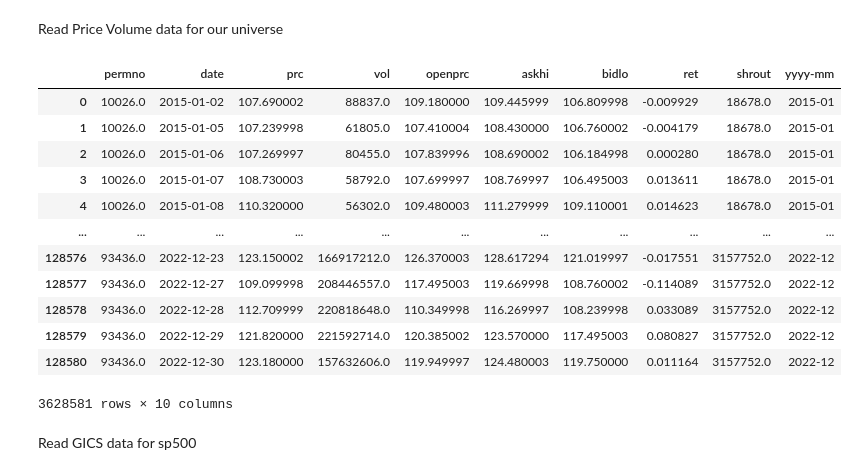
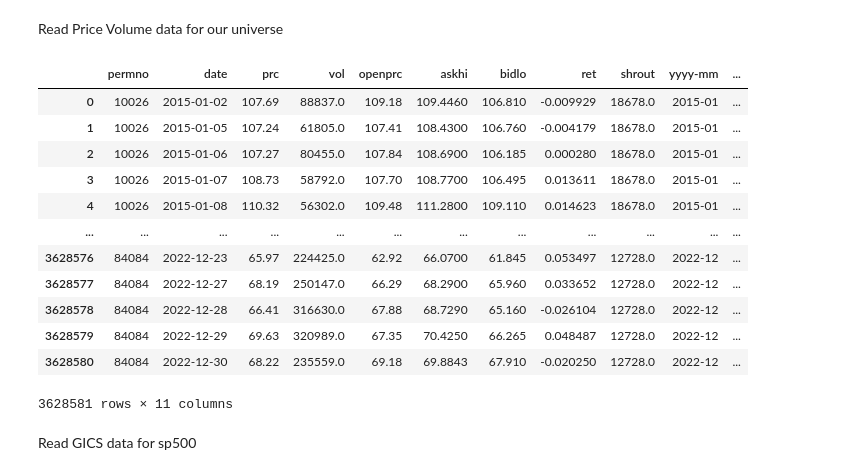
Before and after one commit to JennyJiang118/AFP-hedgefund-holdings, a Jupyter notebook: get_price_vol_gics.ipynb, the cells around one changed output. Cells and saved outputs as stored; diff of their text form; code cells hidden in the pictures.

```diff
--- a/get_price_vol_gics.ipynb
+++ b/get_price_vol_gics.ipynb
@@ -99,0 +91,5 @@ price_vol_sp500
+# %%
+price_vol_sp500['value'] = price_vol_sp500['prc']*price_vol_sp500['shrout']
+price_vol_sp500['mkt_port'] = price_vol_sp500.groupby('date')['value'].transform('sum')
+price_vol_sp500['mkt_port_weight'] = price_vol_sp500['prc']*price_vol_sp500['shrout']/price_vol_sp500['mkt_port']
+price_vol_sp500.drop(columns = ['value', 'mkt_port'], inplace=True)
@@ -166,21 +178,22 @@ price_vol_all = conn.raw_sql(query)
 # %%
 price_vol_all['date'] = pd.to_datetime(price_vol_all['date'])
 price_vol_all['yyyy-mm'] = price_vol_all['date'].dt.strftime('%Y-%m')
+price_vol_all = price_vol_all.merge(price_vol_sp500[['permno', 'date', 'mkt_port_weight']], on=['permno', 'date'], how = 'left').fillna(0)
 price_vol_all
 # %% [output]
-|  | permno | date | prc | vol | openprc | askhi | bidlo | ret | shrout | yyyy-mm |
-| 0 | 10026.0 | 2015-01-02 | 107.690002 | 88837.0 | 109.180000 | 109.445999 | 106.809998 | -0.009929 | 18678.0 | 2015-01 |
-| 1 | 10026.0 | 2015-01-05 | 107.239998 | 61805.0 | 107.410004 | 108.430000 | 106.760002 | -0.004179 | 18678.0 | 2015-01 |
-| 2 | 10026.0 | 2015-01-06 | 107.269997 | 80455.0 | 107.839996 | 108.690002 | 106.184998 | 0.000280 | 18678.0 | 2015-01 |
-| 3 | 10026.0 | 2015-01-07 | 108.730003 | 58792.0 | 107.699997 | 108.769997 | 106.495003 | 0.013611 | 18678.0 | 2015-01 |
-| 4 | 10026.0 | 2015-01-08 | 110.320000 | 56302.0 | 109.480003 | 111.279999 | 109.110001 | 0.014623 | 18678.0 | 2015-01 |
-| ... | ... | ... | ... | ... | ... | ... | ... | ... | ... | ... |
-| 128576 | 93436.0 | 2022-12-23 | 123.150002 | 166917212.0 | 126.370003 | 128.617294 | 121.019997 | -0.017551 | 3157752.0 | 2022-12 |
-| 128577 | 93436.0 | 2022-12-27 | 109.099998 | 208446557.0 | 117.495003 | 119.669998 | 108.760002 | -0.114089 | 3157752.0 | 2022-12 |
-| 128578 | 93436.0 | 2022-12-28 | 112.709999 | 220818648.0 | 110.349998 | 116.269997 | 108.239998 | 0.033089 | 3157752.0 | 2022-12 |
-| 128579 | 93436.0 | 2022-12-29 | 121.820000 | 221592714.0 | 120.385002 | 123.570000 | 117.495003 | 0.080827 | 3157752.0 | 2022-12 |
-| 128580 | 93436.0 | 2022-12-30 | 123.180000 | 157632606.0 | 119.949997 | 124.480003 | 119.750000 | 0.011164 | 3157752.0 | 2022-12 |
+|  | permno | date | prc | vol | openprc | askhi | bidlo | ret | shrout | yyyy-mm | ... |
+| 0 | 10026 | 2015-01-02 | 107.69 | 88837.0 | 109.18 | 109.4460 | 106.810 | -0.009929 | 18678.0 | 2015-01 | ... |
+| 1 | 10026 | 2015-01-05 | 107.24 | 61805.0 | 107.41 | 108.4300 | 106.760 | -0.004179 | 18678.0 | 2015-01 | ... |
+| 2 | 10026 | 2015-01-06 | 107.27 | 80455.0 | 107.84 | 108.6900 | 106.185 | 0.000280 | 18678.0 | 2015-01 | ... |
+| 3 | 10026 | 2015-01-07 | 108.73 | 58792.0 | 107.70 | 108.7700 | 106.495 | 0.013611 | 18678.0 | 2015-01 | ... |
+| 4 | 10026 | 2015-01-08 | 110.32 | 56302.0 | 109.48 | 111.2800 | 109.110 | 0.014623 | 18678.0 | 2015-01 | ... |
+| ... | ... | ... | ... | ... | ... | ... | ... | ... | ... | ... | ... |
+| 3628576 | 84084 | 2022-12-23 | 65.97 | 224425.0 | 62.92 | 66.0700 | 61.845 | 0.053497 | 12728.0 | 2022-12 | ... |
+| 3628577 | 84084 | 2022-12-27 | 68.19 | 250147.0 | 66.29 | 68.2900 | 65.960 | 0.033652 | 12728.0 | 2022-12 | ... |
+| 3628578 | 84084 | 2022-12-28 | 66.41 | 316630.0 | 67.88 | 68.7290 | 65.160 | -0.026104 | 12728.0 | 2022-12 | ... |
+| 3628579 | 84084 | 2022-12-29 | 69.63 | 320989.0 | 67.35 | 70.4250 | 66.265 | 0.048487 | 12728.0 | 2022-12 | ... |
+| 3628580 | 84084 | 2022-12-30 | 68.22 | 235559.0 | 69.18 | 69.8843 | 67.910 | -0.020250 | 12728.0 | 2022-12 | ... |
-3628581 rows × 10 columns
+3628581 rows × 11 columns
 # %% [markdown]
 Read GICS data for sp500
 # %%
```
Also changed, not shown: parts of 14 cells of this notebook.
